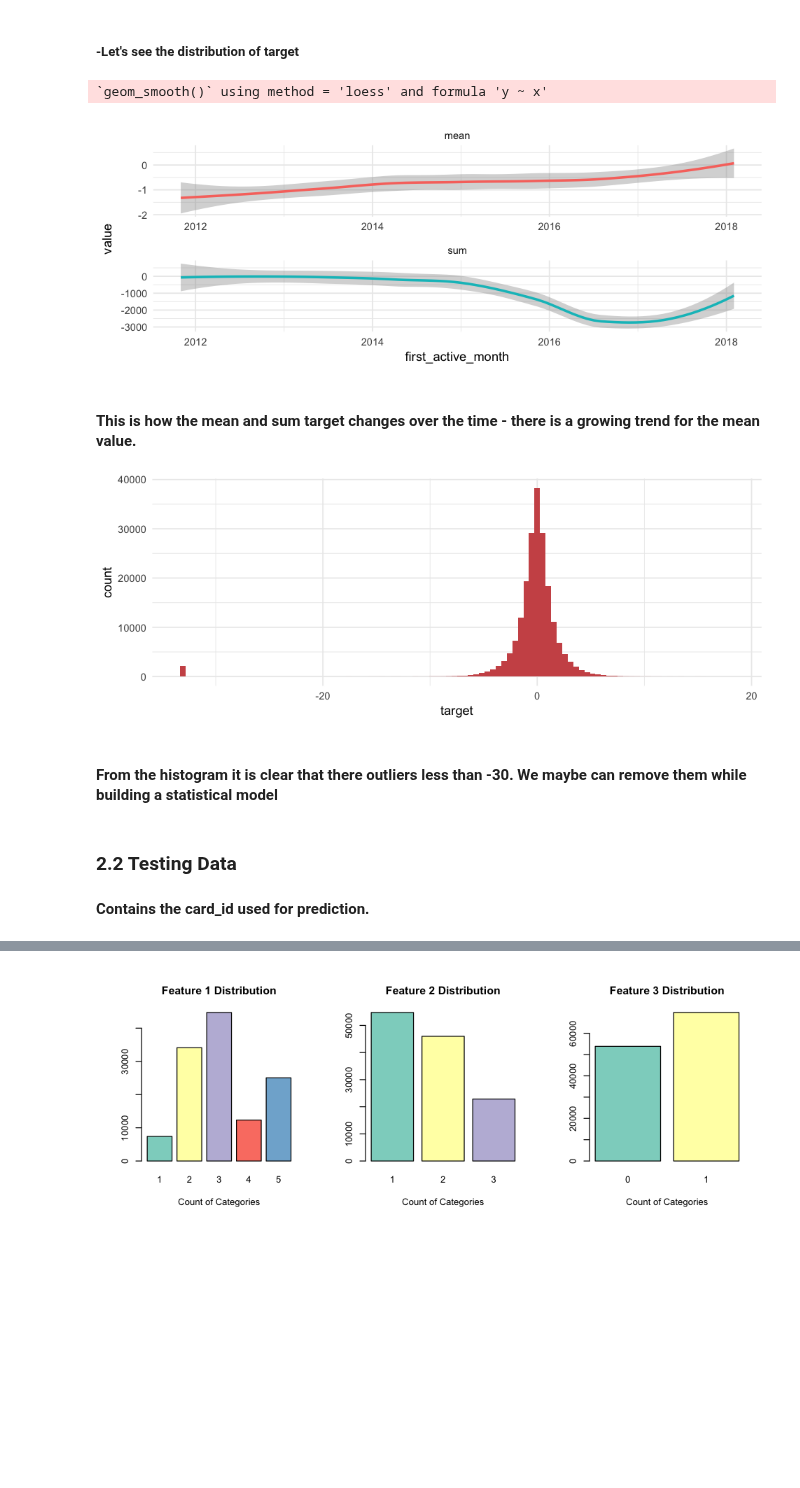
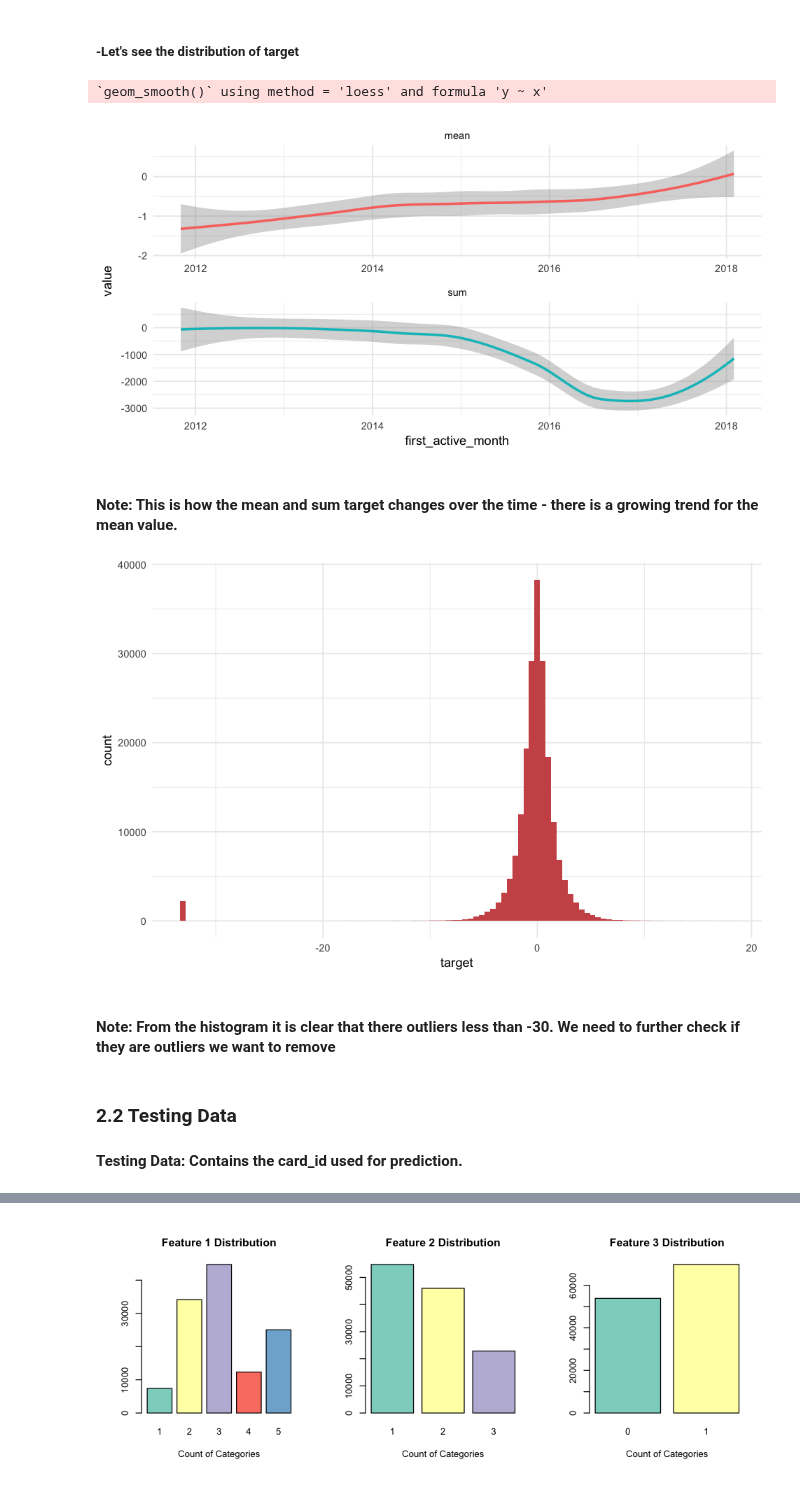
Before and after one commit to hsing-yi-wang/Kaggle_Projects, a Jupyter notebook: Elo_Merchant.ipynb, the cells around one changed output, grey strips where cells are left out. Cells and saved outputs as stored; diff of their text form; code cells hidden in the pictures; blank space fills up the shorter version.

Commit message:
add outlier

```diff
--- a/Elo_Merchant.ipynb
+++ b/Elo_Merchant.ipynb
@@ -113,7 +116,7 @@ barplot(counts3, col=brewer.pal(n=3, name="Set3"), main="Feature 3 Distribution"
 # %% [markdown]
 ##### -Let's see the distribution of target
 # %%
-options(repr.plot.width=8, repr.plot.height=3)
+options(repr.plot.width=8, repr.plot.height=4)
 train %>%
   select(first_active_month, target) %>%
   mutate(first_active_month = ymd(first_active_month, truncated = 1)) %>%
@@ -128,22 +131,22 @@ train %>%
   theme(legend.position="none")
 # %% [output]
 `geom_smooth()` using method = 'loess' and formula 'y ~ x'
-[figure, old version]
+[figure, new version]
 # %% [markdown]
-#### This is how the mean and sum target changes over the time - there is a growing trend for the mean value.
+#### Note: This is how the mean and sum target changes over the time - there is a growing trend for the mean value.
 # %%
 #Distribution of target
-options(repr.plot.width=8, repr.plot.height=3)
+options(repr.plot.width=8, repr.plot.height=5)
 train %>%
 ggplot(aes(target)) + geom_histogram(bins = 100, fill = "indianred3") + theme_minimal()
 # %% [output]
-[figure, old version]
+[figure, new version]
 # %% [markdown]
-#### From the histogram it is clear that there outliers less than -30. We maybe can remove them while building a statistical model
+#### Note: From the histogram it is clear that there outliers less than -30. We need to further check if they are outliers we want to remove
 # %% [markdown]
 ### 2.2 Testing Data
 # %% [markdown]
-**Contains the card_id used for prediction.**
+**Testing Data: Contains the card_id used for prediction.**
 # %%
 summary(test)
 # %% [output]
```
Also changed, not shown: parts of 35 cells of this notebook, 3 other files.
